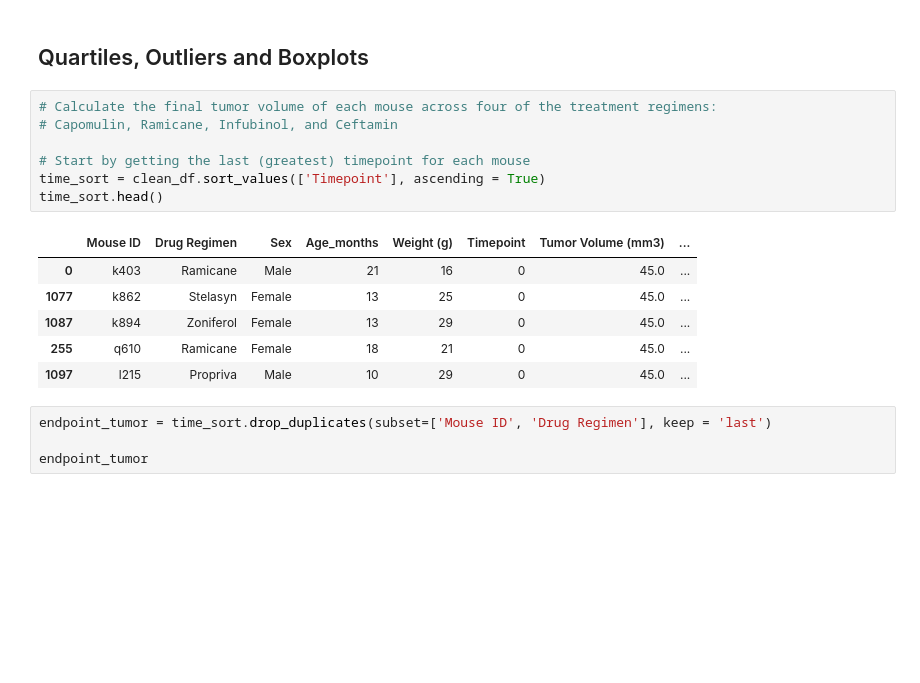
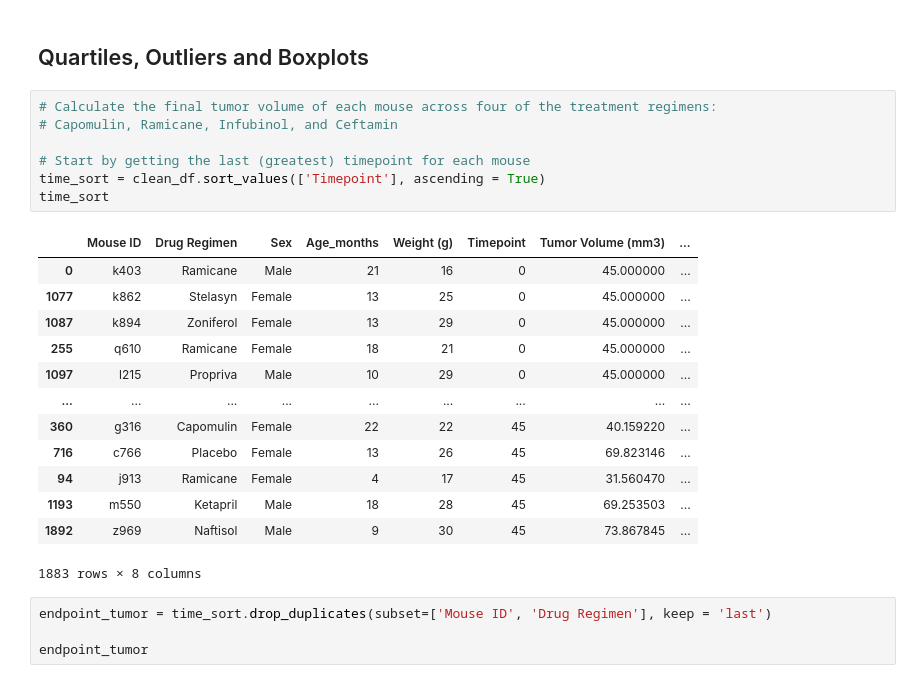
Before and after one commit to tanazimmer/Matplotlib-challenge, a Jupyter notebook: pymaceuticals.ipynb, the cells around one changed output. Drawn from its saved outputs; the diff is of its cells as text; blank space fills up the shorter version.

```diff
--- a/pymaceuticals.ipynb
+++ b/pymaceuticals.ipynb
@@ -188,17 +188,24 @@ plt.show()
 # %%
 # Calculate the final tumor volume of each mouse across four of the treatment regimens:
 # Capomulin, Ramicane, Infubinol, and Ceftamin
 
 # Start by getting the last (greatest) timepoint for each mouse
 time_sort = clean_df.sort_values(['Timepoint'], ascending = True)
-time_sort.head()
+time_sort
 # %% [output]
 |  | Mouse ID | Drug Regimen | Sex | Age_months | Weight (g) | Timepoint | Tumor Volume (mm3) | ... |
-| 0 | k403 | Ramicane | Male | 21 | 16 | 0 | 45.0 | ... |
-| 1077 | k862 | Stelasyn | Female | 13 | 25 | 0 | 45.0 | ... |
-| 1087 | k894 | Zoniferol | Female | 13 | 29 | 0 | 45.0 | ... |
-| 255 | q610 | Ramicane | Female | 18 | 21 | 0 | 45.0 | ... |
-| 1097 | l215 | Propriva | Male | 10 | 29 | 0 | 45.0 | ... |
+| 0 | k403 | Ramicane | Male | 21 | 16 | 0 | 45.000000 | ... |
+| 1077 | k862 | Stelasyn | Female | 13 | 25 | 0 | 45.000000 | ... |
+| 1087 | k894 | Zoniferol | Female | 13 | 29 | 0 | 45.000000 | ... |
+| 255 | q610 | Ramicane | Female | 18 | 21 | 0 | 45.000000 | ... |
+| 1097 | l215 | Propriva | Male | 10 | 29 | 0 | 45.000000 | ... |
+| ... | ... | ... | ... | ... | ... | ... | ... | ... |
+| 360 | g316 | Capomulin | Female | 22 | 22 | 45 | 40.159220 | ... |
+| 716 | c766 | Placebo | Female | 13 | 26 | 45 | 69.823146 | ... |
+| 94 | j913 | Ramicane | Female | 4 | 17 | 45 | 31.560470 | ... |
+| 1193 | m550 | Ketapril | Male | 18 | 28 | 45 | 69.253503 | ... |
+| 1892 | z969 | Naftisol | Male | 9 | 30 | 45 | 73.867845 | ... |
+1883 rows × 8 columns
 # %%
 endpoint_tumor = time_sort.drop_duplicates(subset=['Mouse ID', 'Drug Regimen'], keep = 'last')
 
```
Also changed, not shown: parts of 10 cells of this notebook.
